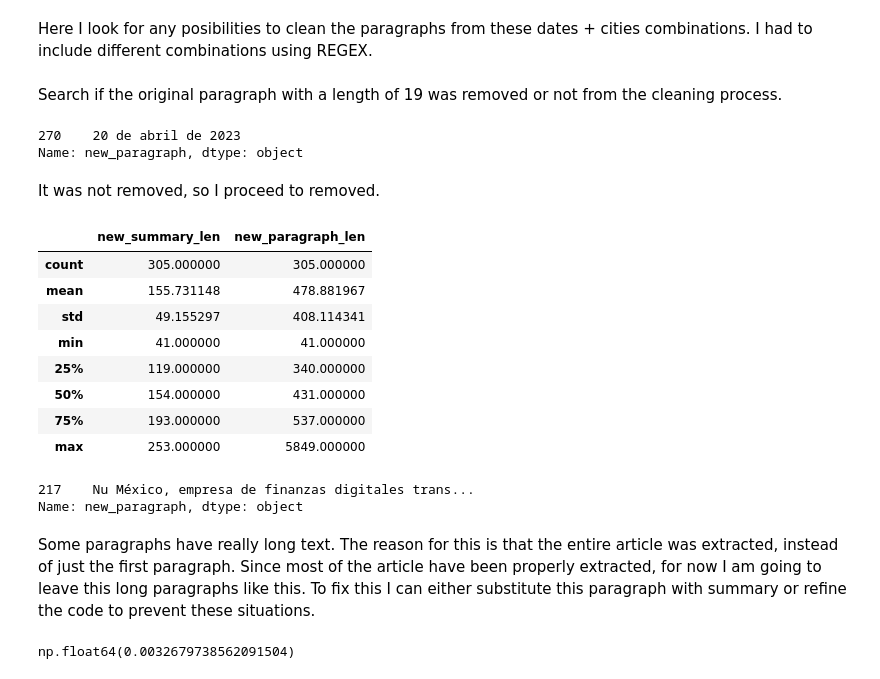
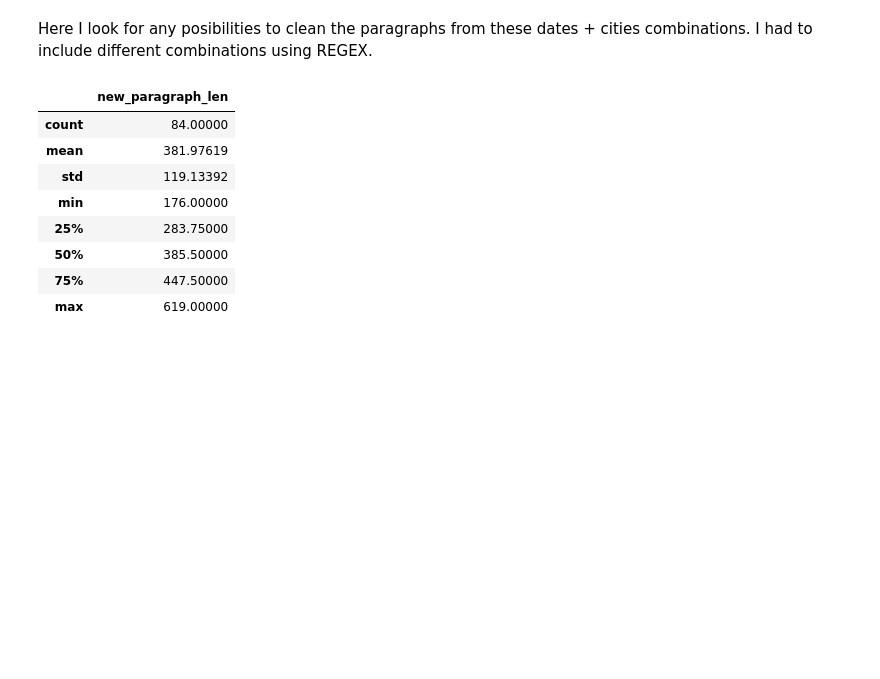
Before and after one commit to ahistemor/InsightForge, a Jupyter notebook: src/pipelines/clean_uala_blog.ipynb, the cells around one changed output. Cells and saved outputs as stored; diff of their text form; code cells hidden in the pictures; blank space fills up the shorter version.

```diff
--- a/src/pipelines/clean_uala_blog.ipynb
+++ b/src/pipelines/clean_uala_blog.ipynb
@@ -119,12 +119,29 @@ Some dates where extracted with the text. The idea here is to extract only the d
 # %%
 #Clean dates
 temp_dates = []
+i = 0
+
+df['paragraph'][i]
 
 for date in df['date']:
-    new_date = re.findall(r'[a-zA-Z]+\s[0-9]+\s.\s[0-9]+', date)[0]
-    new_date = re.sub(r'([a-zA-Z]+)', r'\1.', new_date)
-    new_date = datetime.strptime(new_date, '%b %d , %Y')
+    if pd.isna(date):
+        new_date = ''
+        temp_dates.append(new_date)
+        i += 1
+        continue
+    if date == 'PIP':
+        date = df['paragraph'][i]
+    date = date.replace('°',"")
+    new_date = re.findall(r'\d{1,2}\s\w*\s\w*\w\s\w*\s\d*|\d{1,2}\s\w*\s\w*\w\s\d*', date)[0]
+    try:
+        new_date = datetime.strptime(new_date, '%d de %B de %Y')
+    except ValueError:
+        try:
+            new_date = datetime.strptime(new_date, '%d de %B %Y')
+        except ValueError:
+            new_date = datetime.strptime(new_date, '%d de %B del %Y')
     temp_dates.append(new_date)
+    i += 1
 
 df['new_dates'] = temp_dates
 # %% [markdown]
@@ -196,3 +195,0 @@ A new variable calle 'new_summary' was created to have the new information.
-# %%
-df['new_summary'] = df['summary']
-df.loc[df['summary_len'] == 1, 'new_summary'] = None
@@ -223,10 +210,13 @@ Here I look for any posibilities to clean the paragraphs from these dates + citi
 #Casos: 287, 276
 
 def clean_paragraph_format(text):
-    match = re.search(r'^.*,\s*(\w*\sde\s\w*\s|\w*\s|\w*\s*\w*|\w*\s\d*\s)(de|del|,)\s\d*(\.|\s*[-:–—])', text)
+    text = text.replace('°',"").strip()
+    text = text.replace('Buenos Aires, 30 de abril 2024', "Buenos Aires, 30 de abril de 2024").strip()
+    text = re.sub(r'(Ciudad de México a)|(Ciudad de México, a)', 'Ciudad de México,', text)
+    match = re.search(r'^.*,\s*(\w*\sde\s\w*\s|\w*\s|\w*\s*\w*|\w*\s\d*\s)(de|del|,)\s\d*(\.|\s*[-:–—]|\s)', text)
     if match:
         text = text[match.end():].strip()
-
+        text = re.sub(r'(-+)|(—)', '', text)
     return text
 # %%
 new_paragraphs = []
@@ -234,38 +224,17 @@ for paragraph in df['paragraph']:
     new_paragraphs.append(clean_paragraph_format(paragraph))
 
 df['new_paragraph'] = new_paragraphs
-# %% [markdown]
-Search if the original paragraph with a length of 19 was removed or not from the cleaning process.
-# %%
-filtered_df = df[df['new_paragraph'].str.len() == 19]
-print(filtered_df['new_paragraph'])
-# %% [output]
-270    20 de abril de 2023
-Name: new_paragraph, dtype: object
-# %% [markdown]
-It was not removed, so I proceed to removed.
-# %%
-df.loc[df['new_paragraph'].str.len() == 19, 'new_paragraph'] = None
 # %%
-df['new_summary_len'] = df['new_summary'].str.len()
 df['new_paragraph_len'] = df['new_paragraph'].str.len()
-
-df[['new_summary_len', 'new_paragraph_len']].describe()
+df[['new_paragraph_len']].describe()
 # %% [output]
-|  | new_summary_len | new_paragraph_len |
-| count | 305.000000 | 305.000000 |
-| mean | 155.731148 | 478.881967 |
-| std | 49.155297 | 408.114341 |
-| min | 41.000000 | 41.000000 |
-| 25% | 119.000000 | 340.000000 |
-| 50% | 154.000000 | 431.000000 |
-| 75% | 193.000000 | 537.000000 |
-| max | 253.000000 | 5849.000000 |
+|  | new_paragraph_len |
+| count | 84.00000 |
+| mean | 381.97619 |
+| std | 119.13392 |
+| min | 176.00000 |
+| 25% | 283.75000 |
+| 50% | 385.50000 |
+| 75% | 447.50000 |
+| max | 619.00000 |
-# %%
-df.loc[df['new_paragraph'].str.len() == 5849]['new_paragraph']
-# %% [output]
-217    Nu México, empresa de finanzas digitales trans...
-Name: new_paragraph, dtype: object
-# %% [markdown]
-Some paragraphs have really long text. The reason for this is that the entire article was extracted, instead of just the first paragraph. Since most of the article have been properly extracted, for now I am going to leave this long paragraphs like this. To fix this I can either substitute this paragraph with summary or refine the code to prevent these situations.
 # %%
@@ -273,7 +242,3 @@ df['new_summary'] = df['new_summary'].fillna('')
 df['new_paragraph'] = df['new_paragraph'].fillna('')
-# %%
-(df['title'].str.lower() == df['new_summary'].str.lower()).mean()
-# %% [output]
-np.float64(0.0032679738562091504)
 # %%
 df['new_summary_paragraph'] = df.apply(
```
Also changed, not shown: parts of 19 cells of this notebook.
